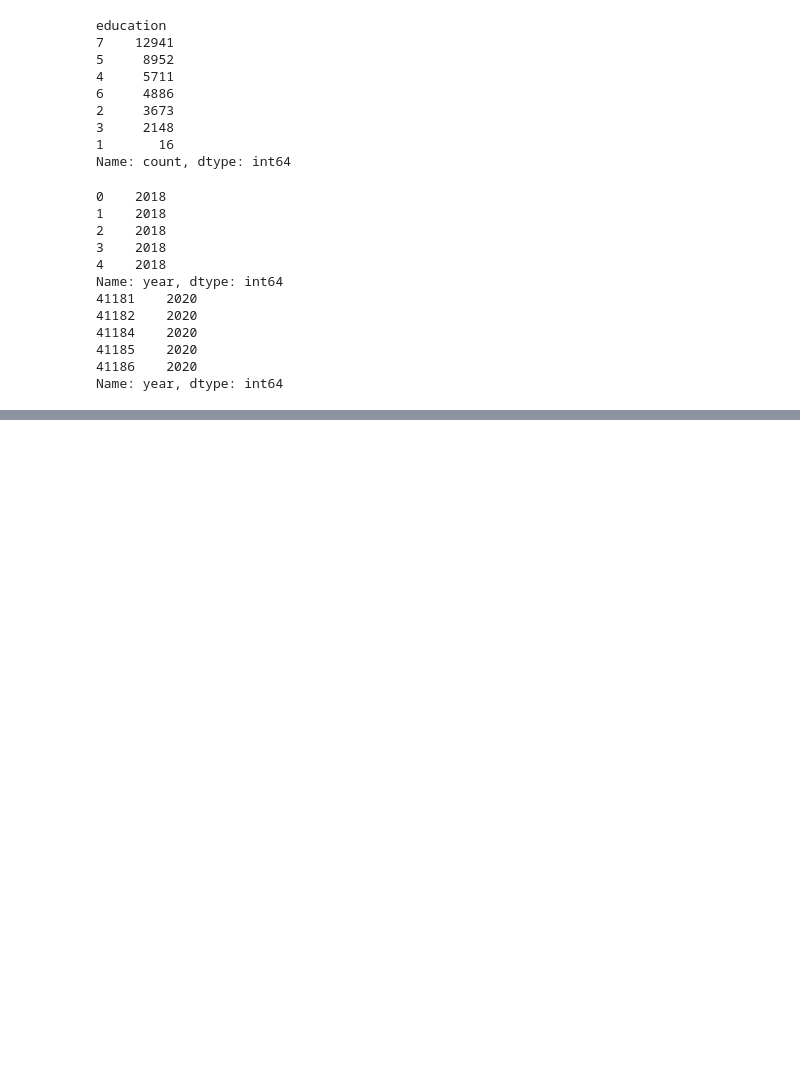
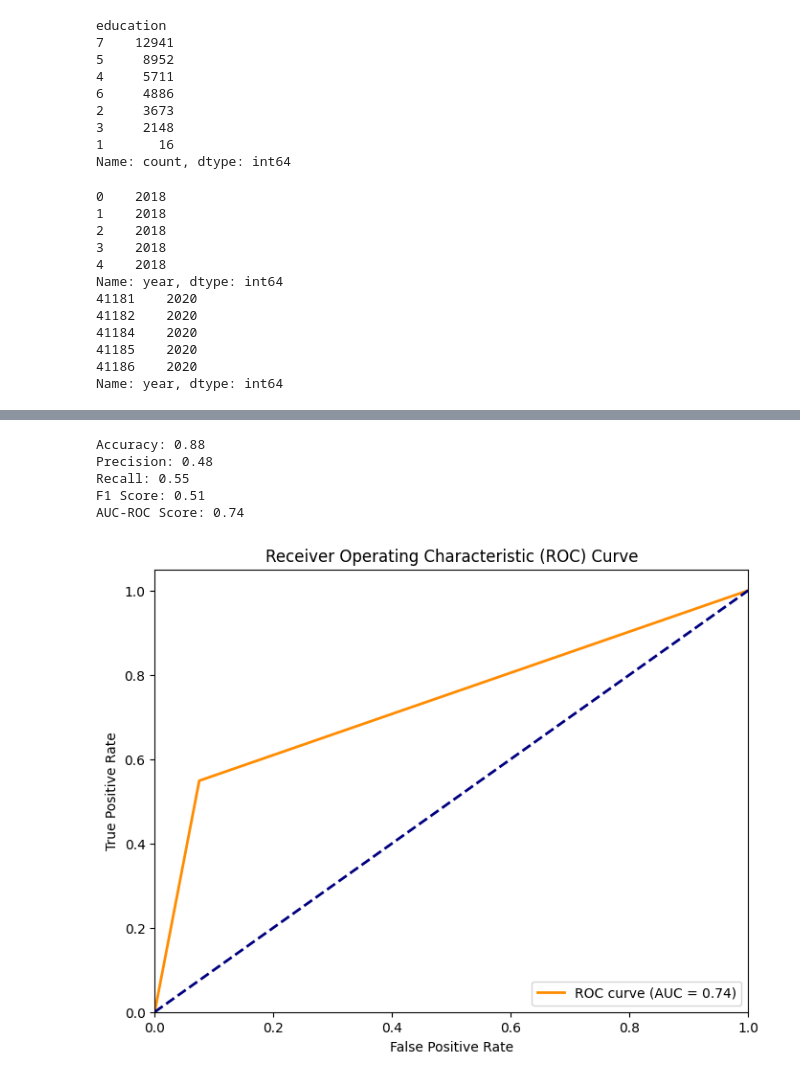
Before and after one commit to DinIskakov/Bank-Marketing, a Jupyter notebook: hw.ipynb, the cells around one changed output, grey strips where cells are left out. Drawn from its saved outputs; the diff is of its cells as text; code cells hidden in the pictures; blank space fills up the shorter version.

```diff
--- a/hw.ipynb
+++ b/hw.ipynb
@@ -322,8 +324,8 @@ Name: year, dtype: int64
 41186    2020
 Name: year, dtype: int64
 # %%
-#Let's hot encode the 2 missing columns
-for col in ['year', 'month']:
+#Let's hot encode the 2 missing columns and 'contact' which our first parse missed as it has only 2 features but they aren't yes/no
+for col in ['year', 'month', 'contact']:
     dummies = pd.get_dummies(data[col], columns=[col], dtype=int, drop_first=True)
     data = pd.concat([data, dummies], axis=1)
     data.drop(col, axis=1, inplace=True)
@@ -336,0 +445,17 @@ for col in ['year', 'month']:
+# %%
+#Decision tree
+from sklearn.tree import DecisionTreeClassifier
+
+clf = DecisionTreeClassifier()
+clf.fit(x_train_smote, y_train_smote)
+
+y_pred_tree = clf.predict(X_test_scaled)
+probabilities = clf.predict_proba(X_test_scaled)
+getStats(y_test, y_pred_tree, probabilities)
+# %% [output]
+Accuracy: 0.88
+Precision: 0.48
+Recall: 0.55
+F1 Score: 0.51
+AUC-ROC Score: 0.74
+[figure, added]
```
Also changed, not shown: parts of 18 cells of this notebook.
